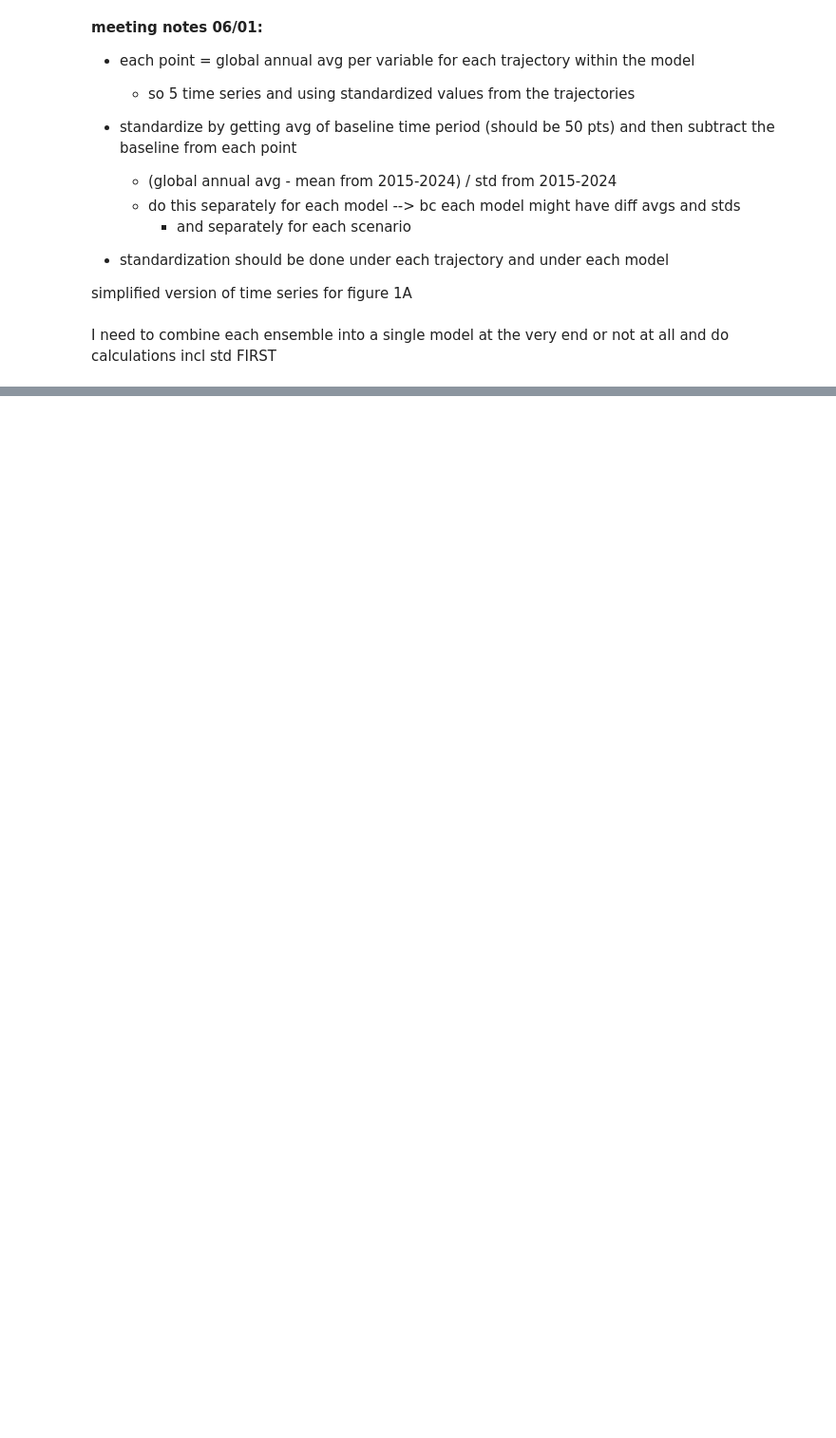
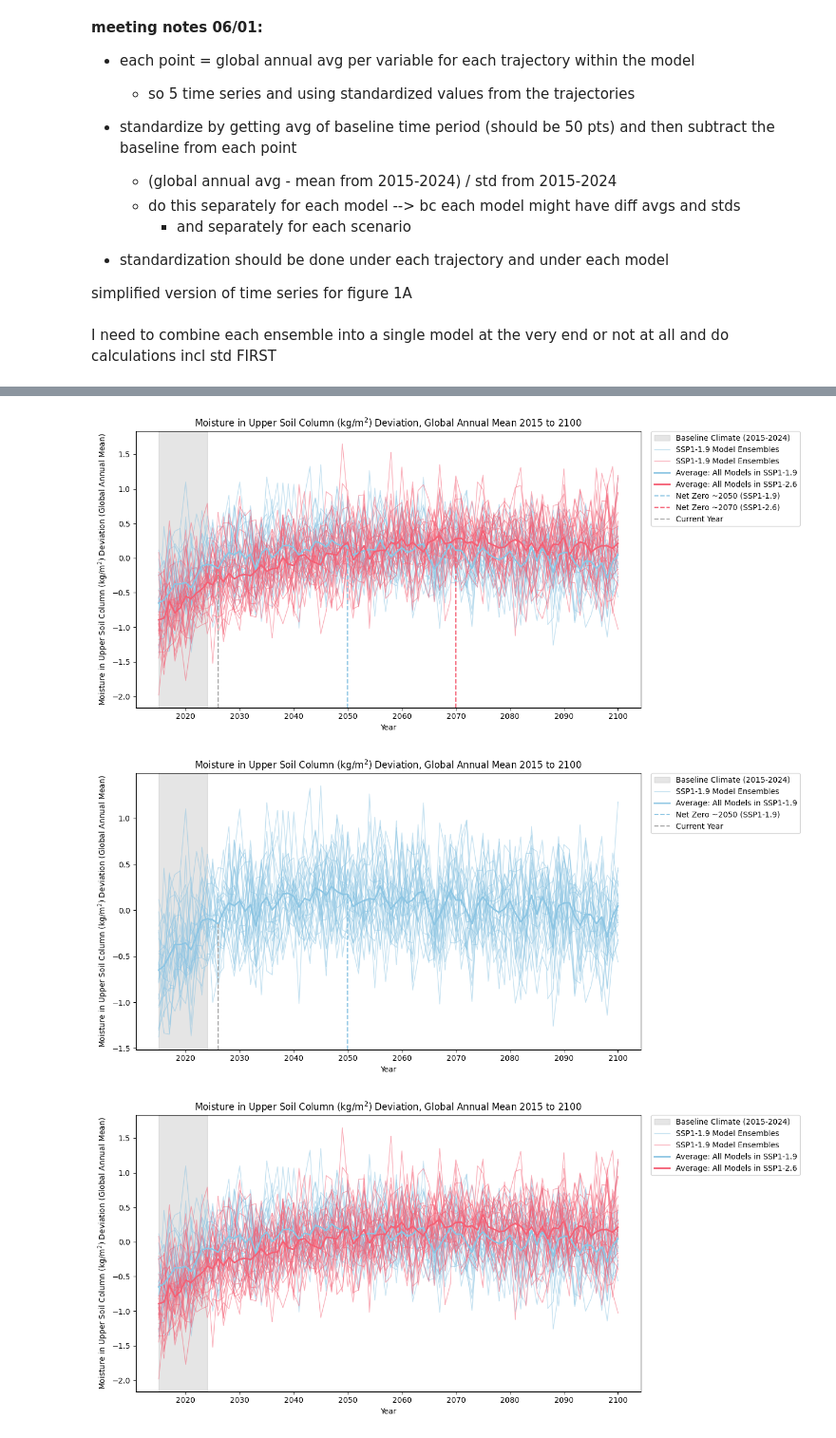
Before and after one commit to sek2dcs/MamalakisResearch, a Jupyter notebook: figure1_2_v2.ipynb, the cells around one changed output, grey strips where cells are left out. Shown at 95% size. Cells and saved outputs as stored; diff of their text form; code cells hidden in the pictures; blank space fills up the shorter version.

```diff
--- a/figure1_2_v2.ipynb
+++ b/figure1_2_v2.ipynb
@@ -210,7 +200,7 @@ I need to combine each ensemble into a single model at the very end or not at al
 # %%
 def conversion(model_var_over_time):
     """
-    A function to convert raw temperatures to deviations
+    A function to convert raw temperatures to standardized deviations
     Output: Array of floats
     """
 
@@ -229,28 +219,3 @@ def conversion(model_var_over_time):
         final = diff_over_time
 
     return final
-
-# Run function for SSP119
-# Array to hold all model results
-all_diff_results_119 = []
-for model in all_model_results_119:
-    # Array to hold ensemble results
-    all_ens = []
-    for ensemble in model:
-        all_ens.append(conversion(ensemble))
-    # Then append each list to bigger array
-    all_diff_results_119.append(all_ens)
-
-# Run function for SSP126
-# Array to hold all model results
-all_diff_results_126 = []
-for model in all_model_results_126:
-    # Array to hold ensemble results
-    all_ens = []
-    for ensemble in model:
-        all_ens.append(conversion(ensemble))
-    # Then append each list to bigger array
-    all_diff_results_126.append(all_ens)
-
-
-print("Done!")
@@ -377,0 +569,13 @@ time_series_plot(simple='yes')
+# %%
+# Reset global variable
+var = 'mrsos'
+
+# Plot
+time_series_plot(model_paths)
+time_series_plot(model_paths, ssp126='no')
+time_series_plot(model_paths, ssp126='yes', year_lines='no')
+time_series_plot(model_paths, ssp126='no', year_lines='no')
+# %% [output]
+[figure, added]
+[figure, added]
+[figure, added]
```
Also changed, not shown: parts of 13 cells of this notebook.
